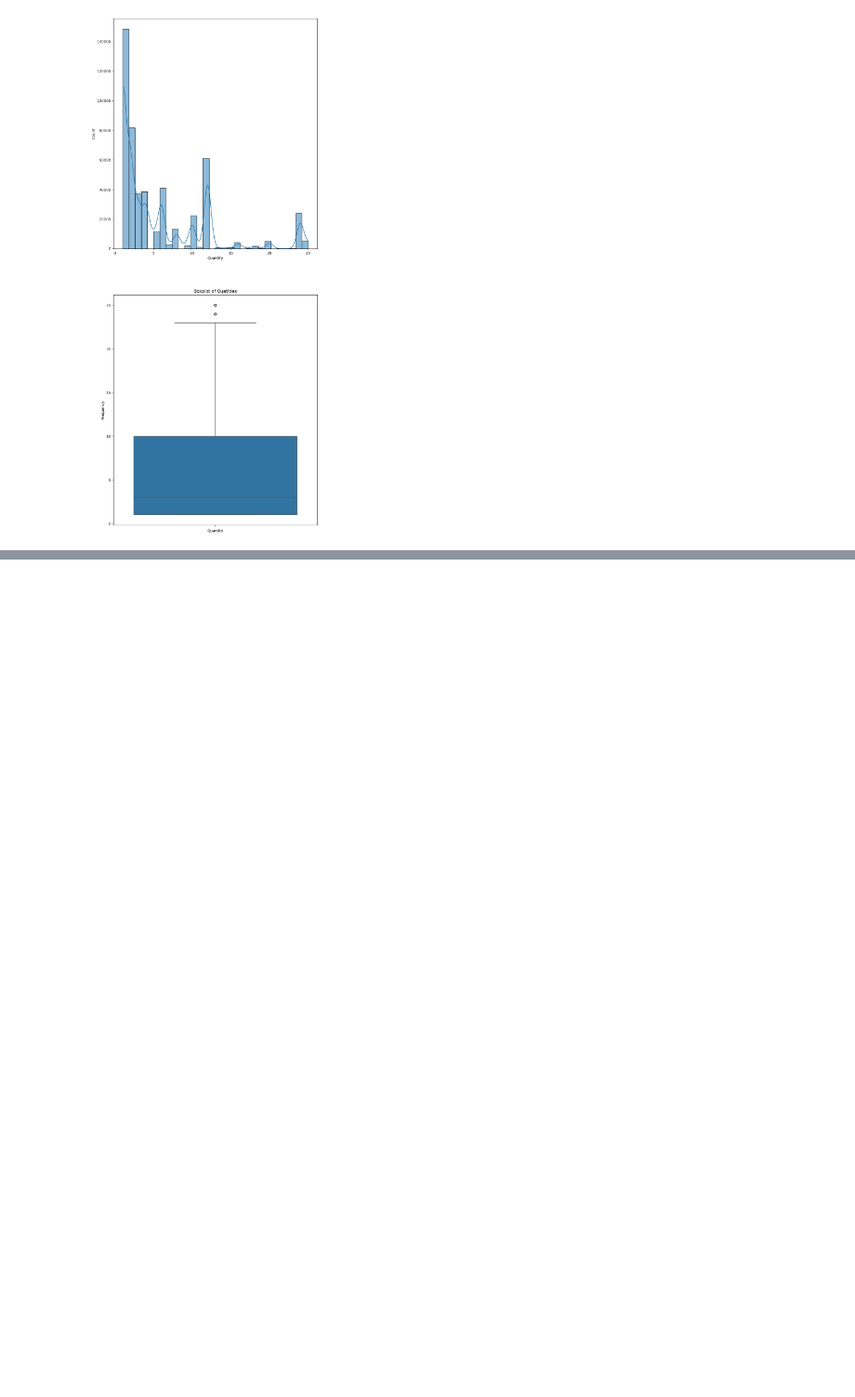
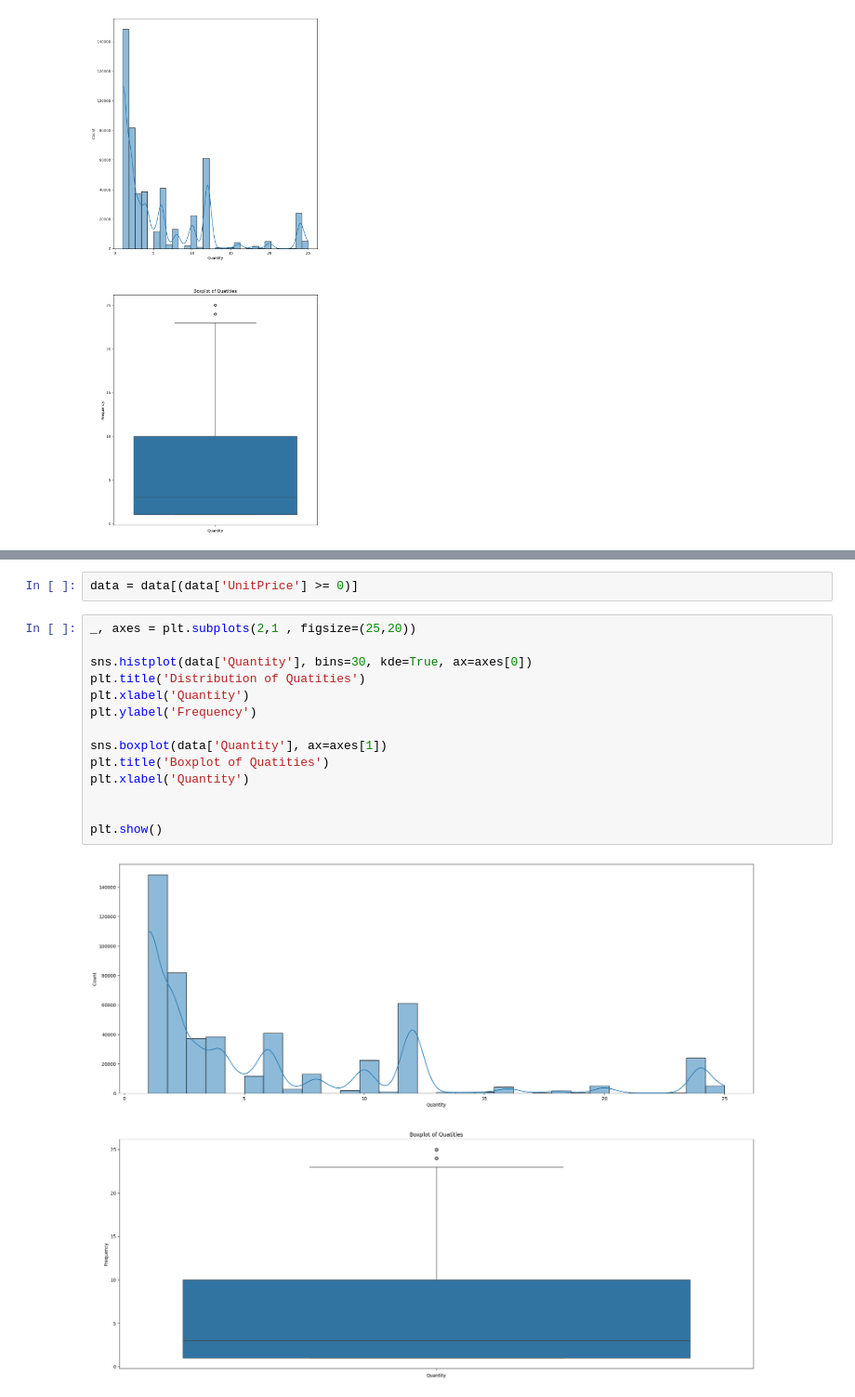
Before and after one commit to MaiElBaradei/Customer-Segmentation-for-E-commerce, a Jupyter notebook: Customer Segmentation for E-commerce.ipynb, the cells around one changed output, grey strips where cells are left out. Shown at 93% size. Cells and saved outputs as stored; diff of their text form; blank space fills up the shorter version.

```diff
--- a/Customer Segmentation for E-commerce.ipynb
+++ b/Customer Segmentation for E-commerce.ipynb
@@ -98,0 +119,18 @@ plt.show()
+# %%
+data = data[(data['UnitPrice'] >= 0)]
+# %%
+_, axes = plt.subplots(2,1 , figsize=(25,20))
+
+sns.histplot(data['Quantity'], bins=30, kde=True, ax=axes[0])
+plt.title('Distribution of Quatities')
+plt.xlabel('Quantity')
+plt.ylabel('Frequency')
+
+sns.boxplot(data['Quantity'], ax=axes[1])
+plt.title('Boxplot of Quatities')
+plt.xlabel('Quantity')
+
+
+plt.show()
+# %% [output]
+[figure, added]
```
Also changed, not shown: parts of 3 cells of this notebook.
